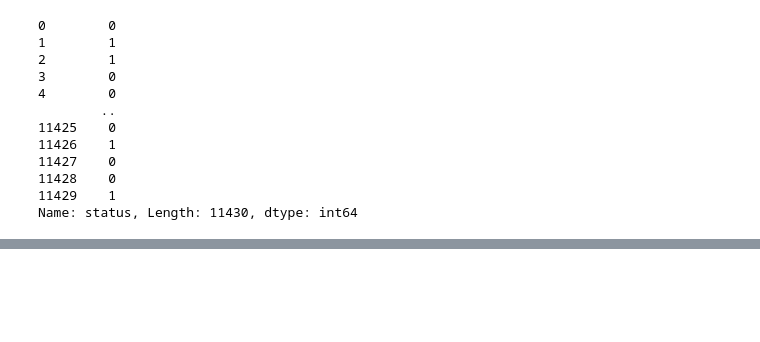
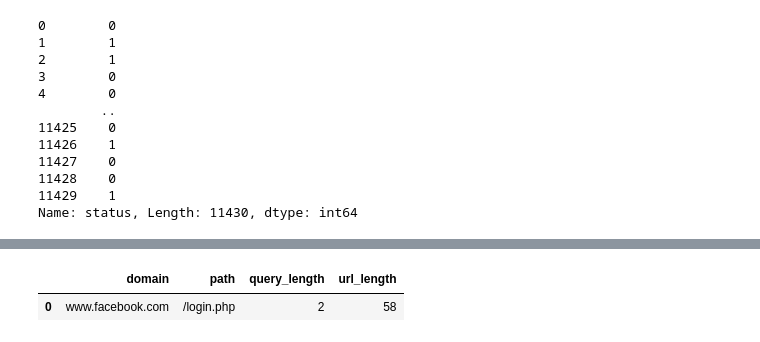
Before and after one commit to yitai-cheng/ELEC0138_Project, a Jupyter notebook: phishing_attack/MLP_phishing.ipynb, the cells around one changed output, grey strips where cells are left out. Saved outputs shown, nothing was run; the diff lists cells and outputs as text; code cells hidden in the pictures; blank space fills up the shorter version.

```diff
--- a/phishing_attack/MLP_phishing.ipynb
+++ b/phishing_attack/MLP_phishing.ipynb
@@ -346,0 +360,34 @@ with open('model_MLP.pkl', 'wb') as file:
+# %%
+#is the mlp trained?
+#test the model with a new url
+
+url = 'https://www.facebook.com/login.php?login_attempt=1&lwv=110'
+
+#extract the features from the url
+
+import urllib.parse as urlparse
+from urllib.parse import parse_qs
+
+parsed = urlparse.urlparse(url)
+domain = parsed.netloc
+path = parsed.path
+query = parsed.query
+query = parse_qs(query)
+
+#put the features in a list
+
+features = [domain, path, len(query), len(url)]
+
+#put the features in a dataframe
+
+df_features = pd.DataFrame([features], columns=['domain', 'path', 'query_length', 'url_length'])
+df_features
+
+#standardize the data
+
+df_features = scaler.transform(df_features)
+df_features
+
+#predict the url
+
+prediction = mlp.predict(df_features)
@@ -346,0 +410,5 @@ with open('model_MLP.pkl', 'wb') as file:
+# %%
+df_features
+# %% [output]
+|  | domain | path | query_length | url_length |
+| 0 | www.facebook.com | /login.php | 2 | 58 |
```
Also changed, not shown: parts of 24 cells of this notebook, 6 other files.
